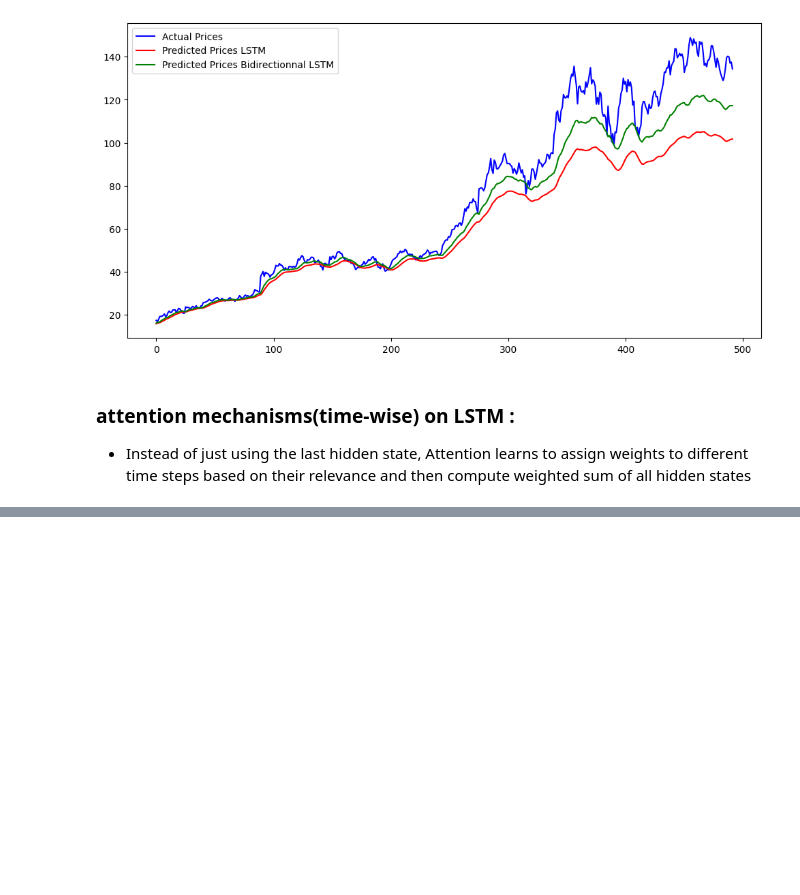
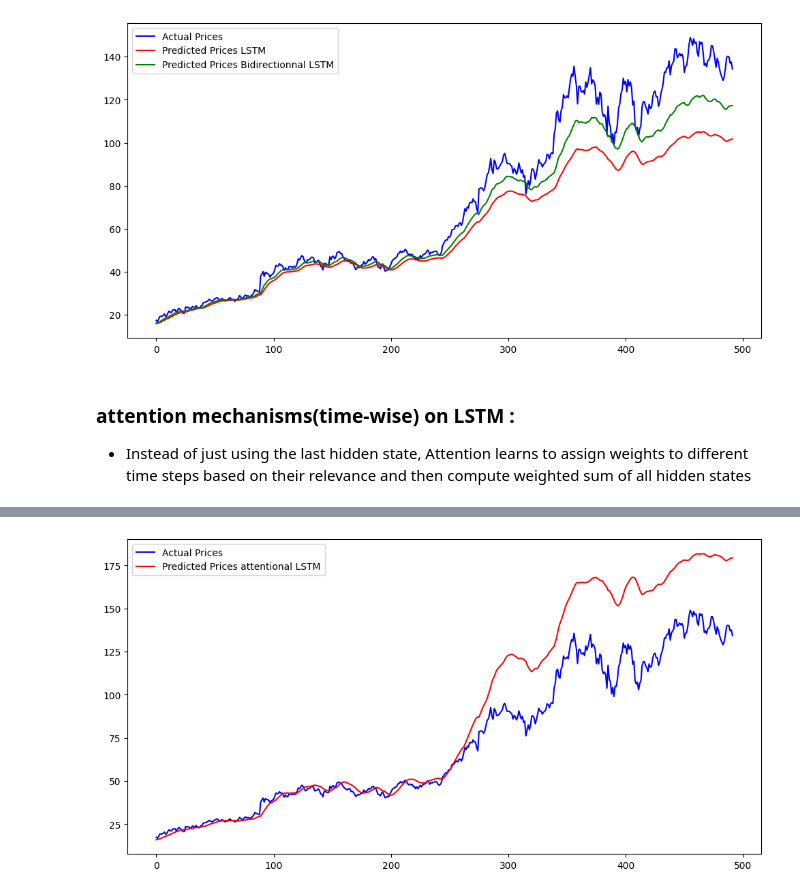
Before and after one commit to hajar6883/Algorithms-for-Finance, a Jupyter notebook: StockTSModelling/notebooks/pg.ipynb, the cells around one changed output, grey strips where cells are left out. Cells and saved outputs as stored; diff of their text form; code cells hidden in the pictures; blank space fills up the shorter version.

```diff
--- a/StockTSModelling/notebooks/pg.ipynb
+++ b/StockTSModelling/notebooks/pg.ipynb
@@ -186,12 +186,10 @@ plt.show()
 ### attention mechanisms(time-wise) on LSTM :
 * Instead of just using the last hidden state, Attention learns to assign weights to different time steps based on their relevance and then compute weighted sum of all hidden states
 # %%
-model = attentional_LSTM(input_size=1, hidden_size=64, num_layers=2, output_size=1, bidirectional=True).to(device)
+model = attentional_LSTM(input_size=1, hidden_size=128, num_layers=3, output_size=1,attention_size= 64, bidirectional=True).to(device)
 
 
 trained_model = train(model, criterion,
                             X_train, y_train,
-                            epochs=100, device=device)
-
-attentional_LSTM_predictions, _= eval(trained_Bi_LSTM,X_test, y_test)
+                            epochs=250, device=device)
 # %% [output]
@@ -198,0 +213,16 @@ Epoch [10/100], Loss: 0.002645
+# %%
+attentional_LSTM_predictions, actual= eval(trained_model ,X_test, y_test)
+# %%
+
+attentional_LSTM_predictions= scaler.inverse_transform(attentional_LSTM_predictions)
+actual = scaler.inverse_transform(actual.reshape(-1, 1))
+
+plt.figure(figsize=(12,6))
+plt.plot(actual, label="Actual Prices", color='blue')
+plt.plot(attentional_LSTM_predictions, label="Predicted Prices attentional LSTM", color='red')
+
+plt.plot()
+plt.legend()
+plt.show()
+# %% [output]
+[figure, added]
```
Also changed, not shown: parts of 2 cells of this notebook, 1 other file.
